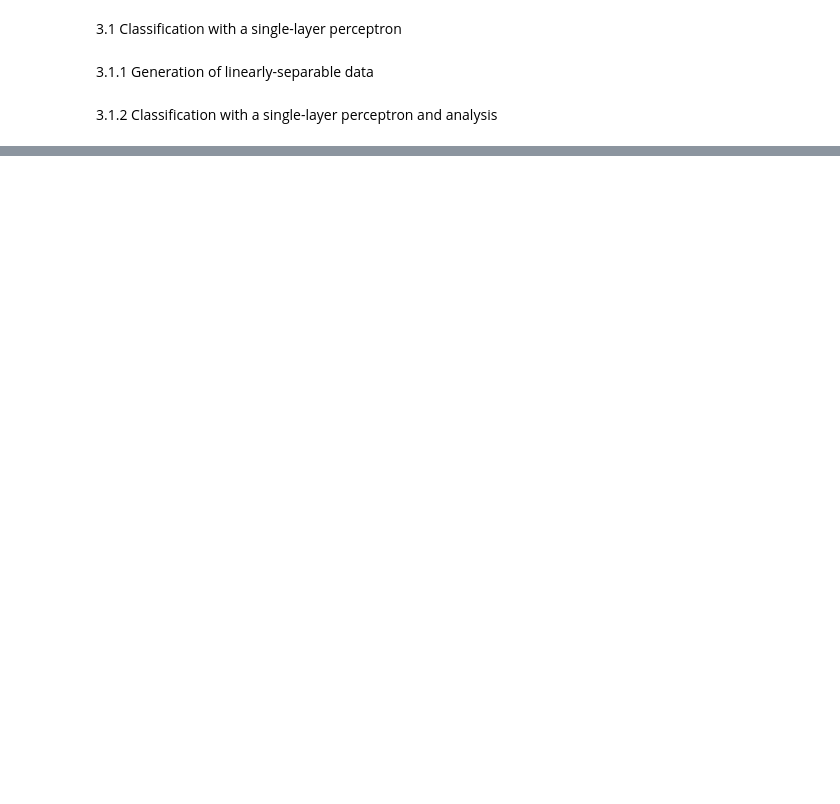
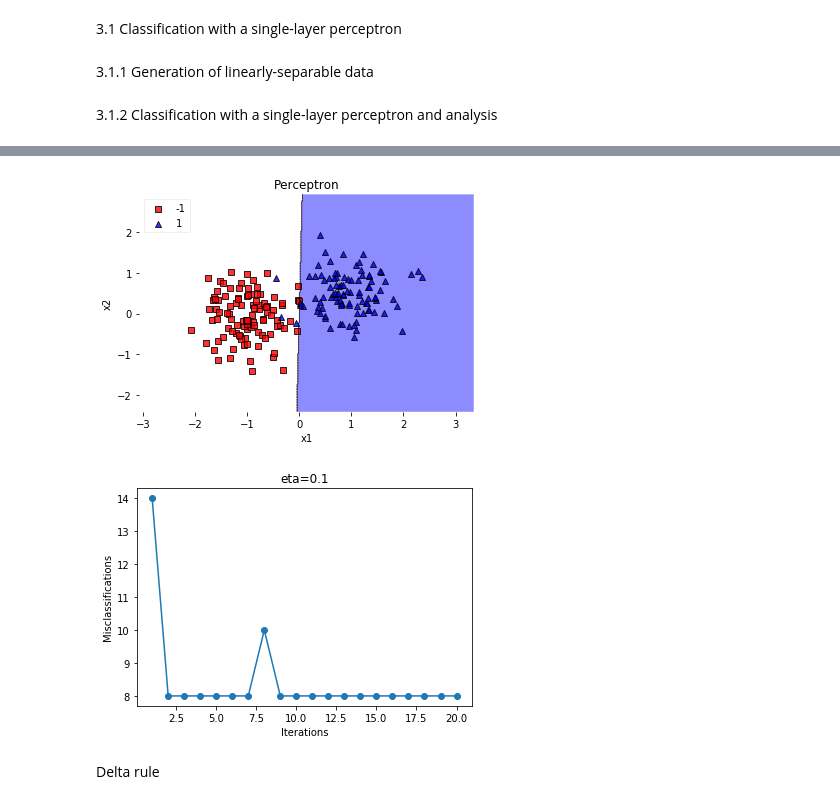
Before and after one commit to physics31415926/DD2437_ANN, a Jupyter notebook: Lab1/3_1.ipynb, the cells around one changed output, grey strips where cells are left out. Cells and saved outputs as stored; diff of their text form; code cells hidden in the pictures; blank space fills up the shorter version.

```diff
--- a/Lab1/3_1.ipynb
+++ b/Lab1/3_1.ipynb
@@ -13,5 +17,13 @@ sigmaB = 0.5
 cov = np.eye(2)
 classA = np.random.multivariate_normal(mA,sigmaA*sigmaA*cov,n)
 classB = np.random.multivariate_normal(mB,sigmaB*sigmaB*cov,n)
+
+inputs = np.concatenate((classA, classB))
+targets = np.concatenate((np.ones(classA.shape[0],dtype=int), -np.ones(classB.shape[0],dtype=int)))
+N = inputs.shape[0]  # Number of rows (samples)
+permute = list(range(N))
+np.random.shuffle(permute)
+inputs = inputs[permute, :]
+targets = targets[permute]
 # %% [markdown]
 3.1.2 Classification with a single-layer perceptron and analysis
@@ -17,0 +67,24 @@ classB = np.random.multivariate_normal(mB,sigmaB*sigmaB*cov,n)
+# %%
+X = inputs
+y = targets
+EPOCH =20
+eta=0.1
+ppn = Perceptron(epochs=EPOCH, eta=eta)
+ppn.train(X, y)
+plot_decision_regions(X, y, clf=ppn,legend=2,colors='red,blue')
+plt.title('Perceptron')
+plt.xlabel('x1')
+plt.ylabel('x2')
+plt.savefig('imgs/perceptron_eta{}.png'.format(str(eta)))
+plt.show()
+plt.plot(range(1, len(ppn.errors_)+1), ppn.errors_, marker='o')
+plt.xlabel('Iterations')
+plt.ylabel('Misclassifications')
+plt.title("eta="+str(eta))
+plt.savefig('imgs/perceptron_converge_eta{}.png'.format(str(eta)))
+plt.show()
+# %% [output]
+[figure, added]
+[figure, added]
+# %% [markdown]
+Delta rule
```
Also changed, not shown: parts of 8 cells of this notebook.
